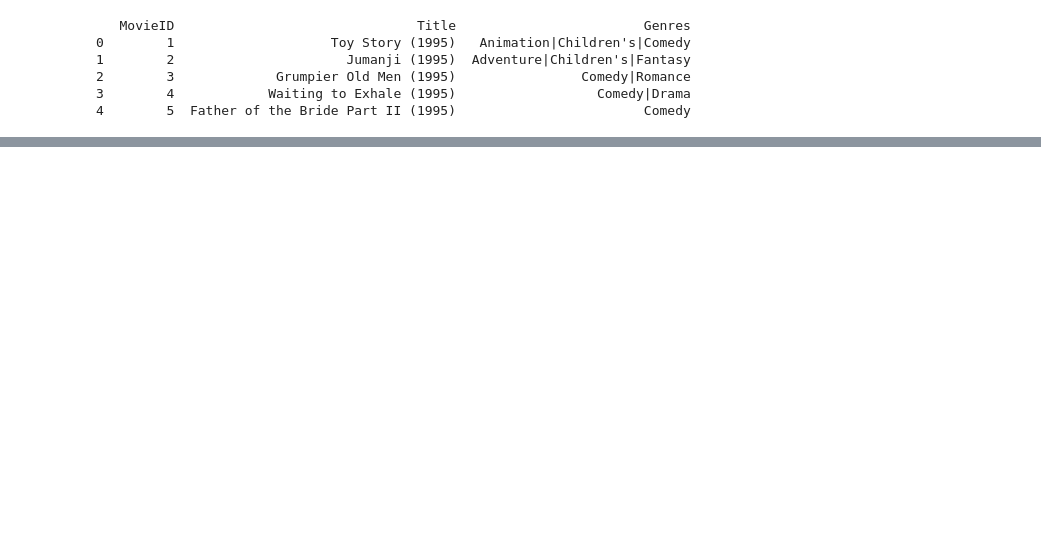
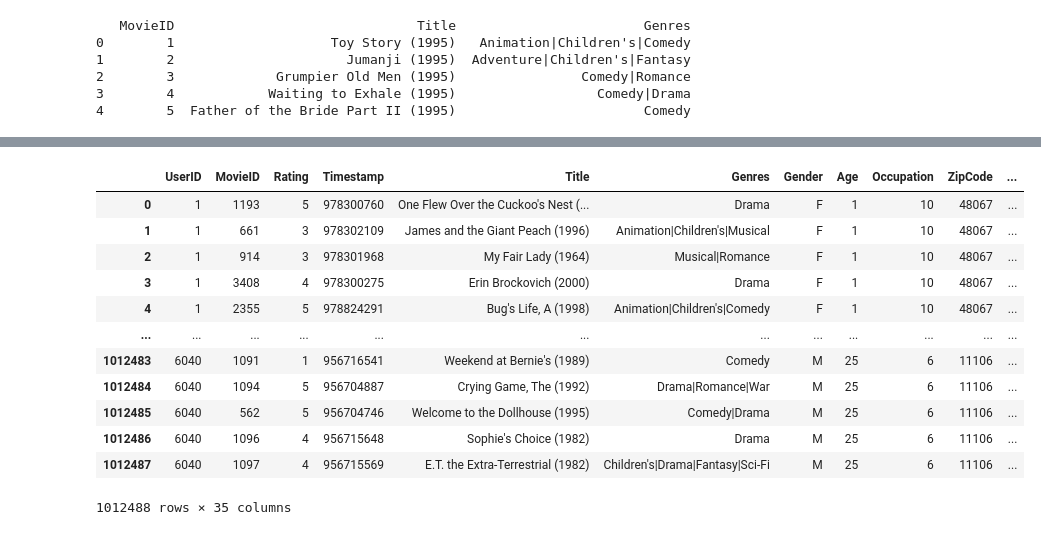
Before and after one commit to wadeyman/4222_Project, a Jupyter notebook: main.ipynb, the cells around one changed output, grey strips where cells are left out. Cells and saved outputs as stored; diff of their text form; code cells hidden in the pictures; blank space fills up the shorter version.

Commit message:
Merged Datasets

```diff
--- a/main.ipynb
+++ b/main.ipynb
@@ -52,0 +32,4 @@ print(df.head())
+# %%
+tmdb_df = pd.read_csv('TMDB_movie_dataset_v11.csv') #tmdb dataset we will be working with
+tmdb_df
+tmdb_df.describe()
@@ -52,0 +46,6 @@ print(df.head())
+# %%
+# in order to create a robust key "title_year to join with the movielens dataset"
+tmdb_df['release_date'] = pd.to_datetime(tmdb_df['release_date'], errors='coerce')
+tmdb_df['year'] = tmdb_df['release_date'].dt.year.astype('Int64').astype(str).replace('nan', '')
+tmdb_df['title_year'] = tmdb_df.apply(lambda x: f"{x['title']} ({x['year']})" if x['year'] else x['title'], axis=1)
+tmdb_df
@@ -82,0 +82,3 @@ print(df_users.head())
+# %%
+df_ml_combined = pd.merge(pd.merge(df_ratings, df_movies, on='MovieID'), df_users, on='UserID') #this is the merged version of the MovieLens Dataset
+df_ml_combined
@@ -82,0 +99,18 @@ print(df_users.head())
+# %%
+#now to finally merge the datasets
+merged_df = pd.merge(df_ml_combined, tmdb_df, left_on='Title', right_on='title_year', how='left') #main dataset
+merged_df
+# %% [output]
+|  | UserID | MovieID | Rating | Timestamp | Title | Genres | Gender | Age | Occupation | ZipCode | ... |
+| 0 | 1 | 1193 | 5 | 978300760 | One Flew Over the Cuckoo's Nest (... | Drama | F | 1 | 10 | 48067 | ... |
+| 1 | 1 | 661 | 3 | 978302109 | James and the Giant Peach (1996) | Animation|Children's|Musical | F | 1 | 10 | 48067 | ... |
+| 2 | 1 | 914 | 3 | 978301968 | My Fair Lady (1964) | Musical|Romance | F | 1 | 10 | 48067 | ... |
+| 3 | 1 | 3408 | 4 | 978300275 | Erin Brockovich (2000) | Drama | F | 1 | 10 | 48067 | ... |
+| 4 | 1 | 2355 | 5 | 978824291 | Bug's Life, A (1998) | Animation|Children's|Comedy | F | 1 | 10 | 48067 | ... |
+| ... | ... | ... | ... | ... | ... | ... | ... | ... | ... | ... | ... |
+| 1012483 | 6040 | 1091 | 1 | 956716541 | Weekend at Bernie's (1989) | Comedy | M | 25 | 6 | 11106 | ... |
+| 1012484 | 6040 | 1094 | 5 | 956704887 | Crying Game, The (1992) | Drama|Romance|War | M | 25 | 6 | 11106 | ... |
+| 1012485 | 6040 | 562 | 5 | 956704746 | Welcome to the Dollhouse (1995) | Comedy|Drama | M | 25 | 6 | 11106 | ... |
+| 1012486 | 6040 | 1096 | 4 | 956715648 | Sophie's Choice (1982) | Drama | M | 25 | 6 | 11106 | ... |
+| 1012487 | 6040 | 1097 | 4 | 956715569 | E.T. the Extra-Terrestrial (1982) | Children's|Drama|Fantasy|Sci-Fi | M | 25 | 6 | 11106 | ... |
+1012488 rows × 35 columns
```
Also changed, not shown: parts of 7 cells of this notebook.
